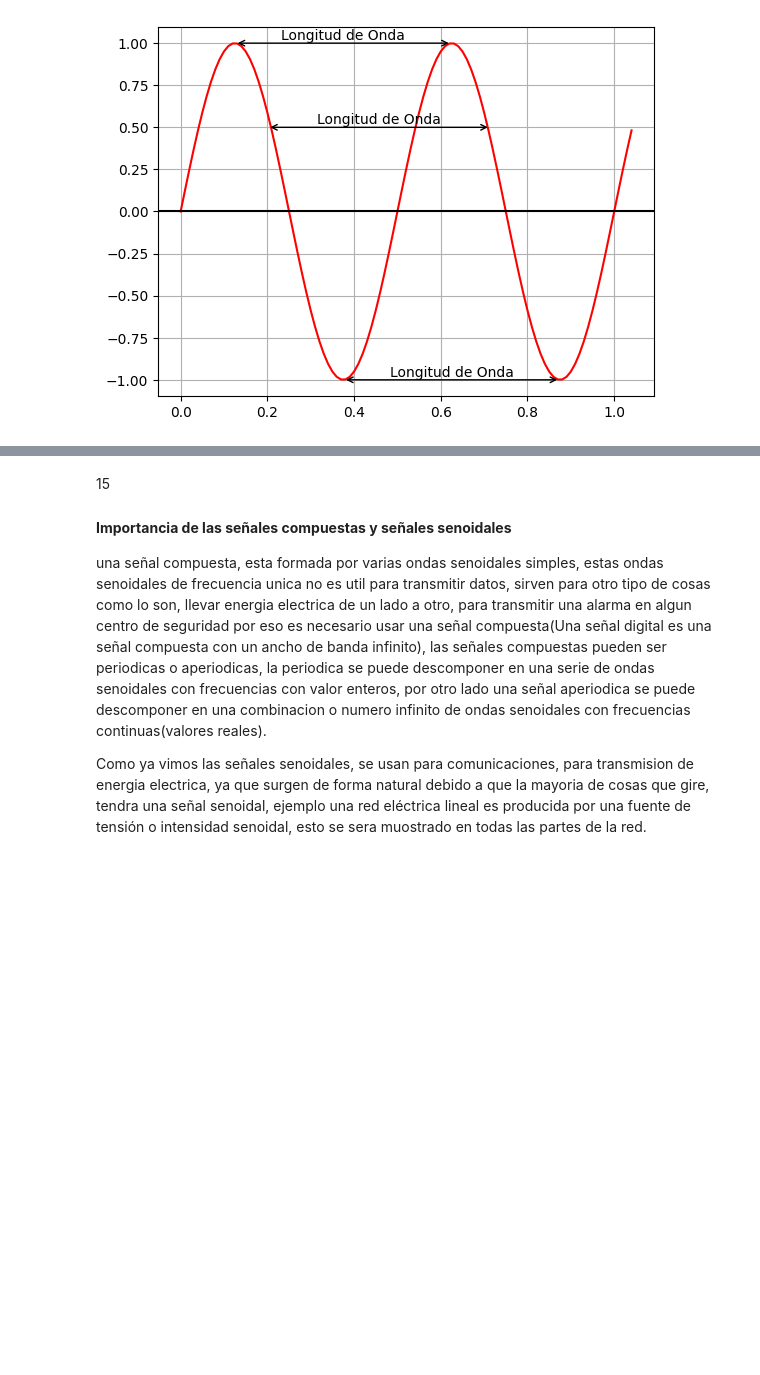
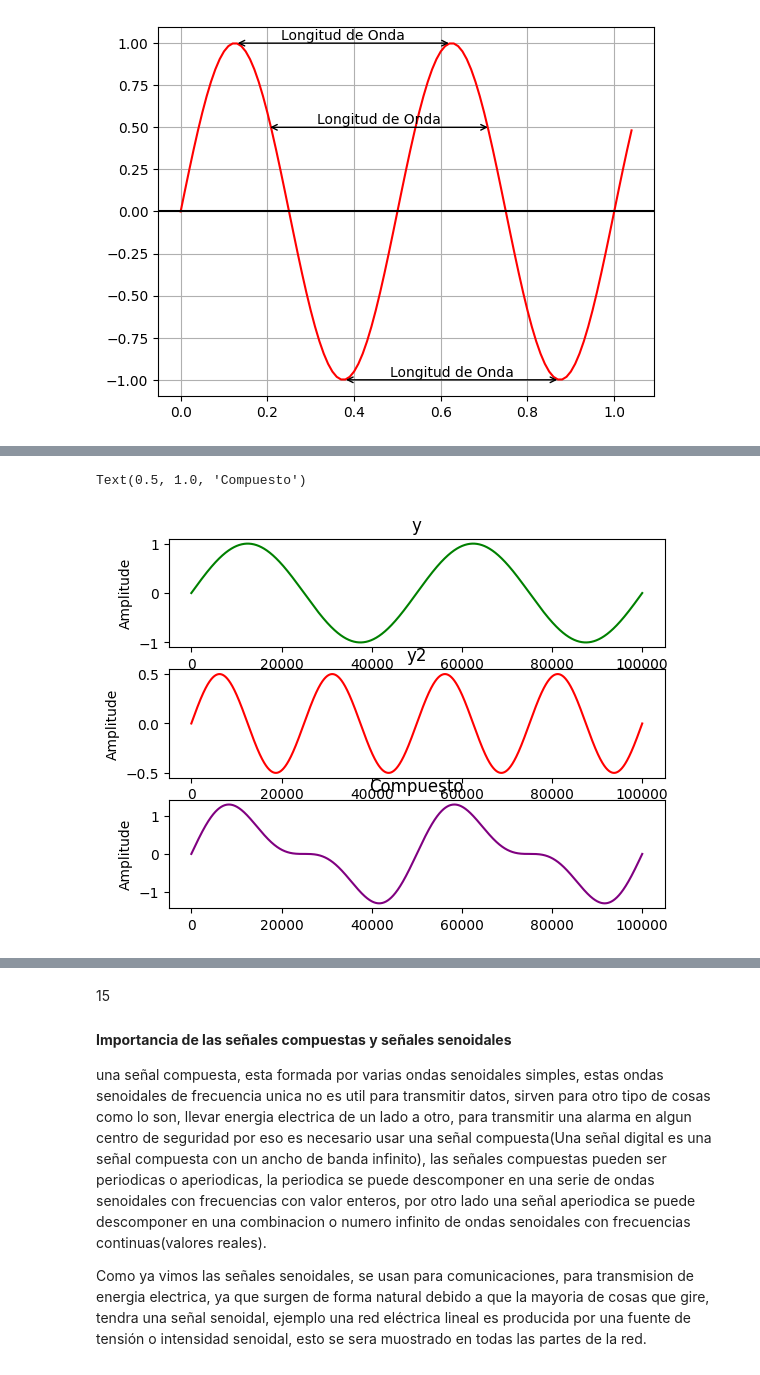
Before and after one commit to RodrigoGarciaNunez/Ondas, a Jupyter notebook: signal/Propeidades de las redes senoidales.ipynb, the cells around one changed output, grey strips where cells are left out. Saved outputs shown, nothing was run; the diff lists cells and outputs as text; code cells hidden in the pictures; blank space fills up the shorter version.

```diff
--- a/signal/Propeidades de las redes senoidales.ipynb
+++ b/signal/Propeidades de las redes senoidales.ipynb
@@ -257,0 +266,32 @@ plt.show()
+# %%
+#14
+
+
+t = np.linspace(0, 2, 100000)
+A_1 = 1
+A_2 = 0.5
+F_1 = 1
+F_2 = 2
+ph1 = 0
+ph2= 0
+y = A_1*np.sin((2*pi*t*F_1)+ph1)
+y2 = A_2*np.sin((2*pi*F_2*t)+ph2)
+comp = y+y2
+
+axs=plt.subplot(3,1,1)
+plt.plot(y,'g')
+plt.ylabel('Amplitude')
+axs.set_title('y')
+
+axs=plt.subplot(3,1,2)
+plt.plot(y2, 'r')
+plt.ylabel('Amplitude')
+axs.set_title('y2')
+
+axs=plt.subplot(3,1,3)
+plt.plot(comp, color="purple")
+plt.ylabel('Amplitude')
+axs.set_title('Compuesto')
+# %% [output]
+Text(0.5, 1.0, 'Compuesto')
+[figure, added]
```
Also changed, not shown: parts of 6 cells of this notebook.
